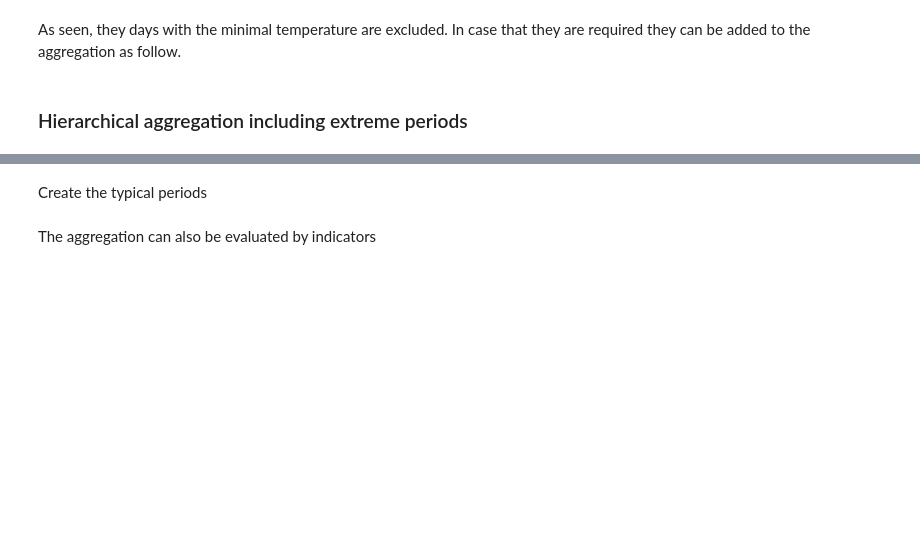
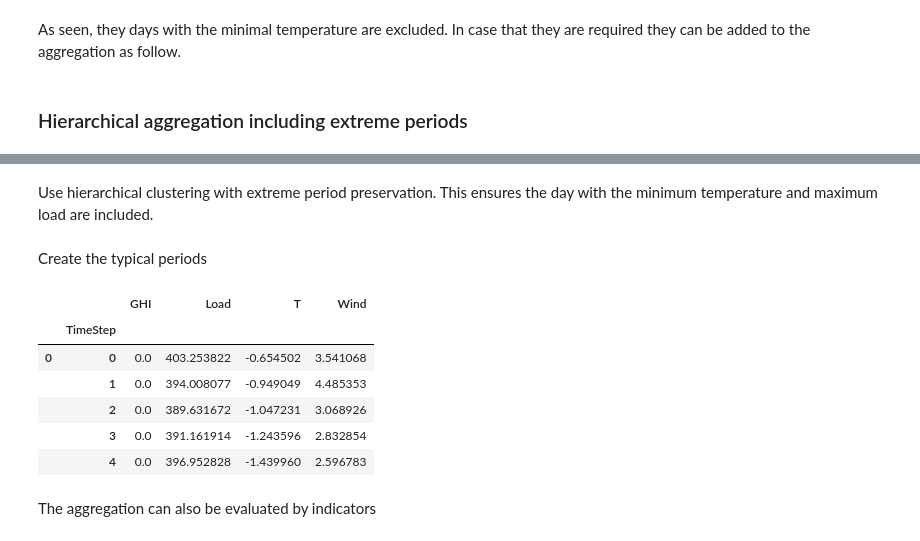
Before and after one commit to FZJ-IEK3-VSA/tsam, a Jupyter notebook: examples/aggregation_example.ipynb, the cells around one changed output, grey strips where cells are left out. Saved outputs shown, nothing was run; the diff lists cells and outputs as text; code cells hidden in the pictures; blank space fills up the shorter version.

```diff
--- a/examples/aggregation_example.ipynb
+++ b/examples/aggregation_example.ipynb
@@ -98,2 +124,16 @@ aggregation = tsam.TimeSeriesAggregation(
+# %% [markdown]
+Use hierarchical clustering with extreme period preservation. This ensures the day with the minimum temperature and maximum load are included.
+# %%
+result_hier = tsam.aggregate(
+    raw,
+    n_periods=8,
+    period_hours=24,
+    cluster=ClusterConfig(method="hierarchical"),
+    extremes=ExtremeConfig(
+        method="new_cluster",
+        min_timesteps=["T"],  # Preserve day with minimum temperature
+        max_timesteps=["Load"],  # Preserve day with maximum load
+    ),
+)
 # %% [markdown]
 Create the typical periods
@@ -102,2 +140,13 @@ typPeriods = aggregation.createTypicalPeriods()
+# %%
+typPeriods = result_hier.typical_periods
+typPeriods.head()
+# %% [output]
+|  |  | GHI | Load | T | Wind |
+|  | TimeStep |  |  |  |  |
+| 0 | 0 | 0.0 | 403.253822 | -0.654502 | 3.541068 |
+|  | 1 | 0.0 | 394.008077 | -0.949049 | 4.485353 |
+|  | 2 | 0.0 | 389.631672 | -1.047231 | 3.068926 |
+|  | 3 | 0.0 | 391.161914 | -1.243596 | 2.832854 |
+|  | 4 | 0.0 | 396.952828 | -1.439960 | 2.596783 |
 # %% [markdown]
 The aggregation can also be evaluated by indicators
```
Also changed, not shown: parts of 38 cells of this notebook, 3 other files.
